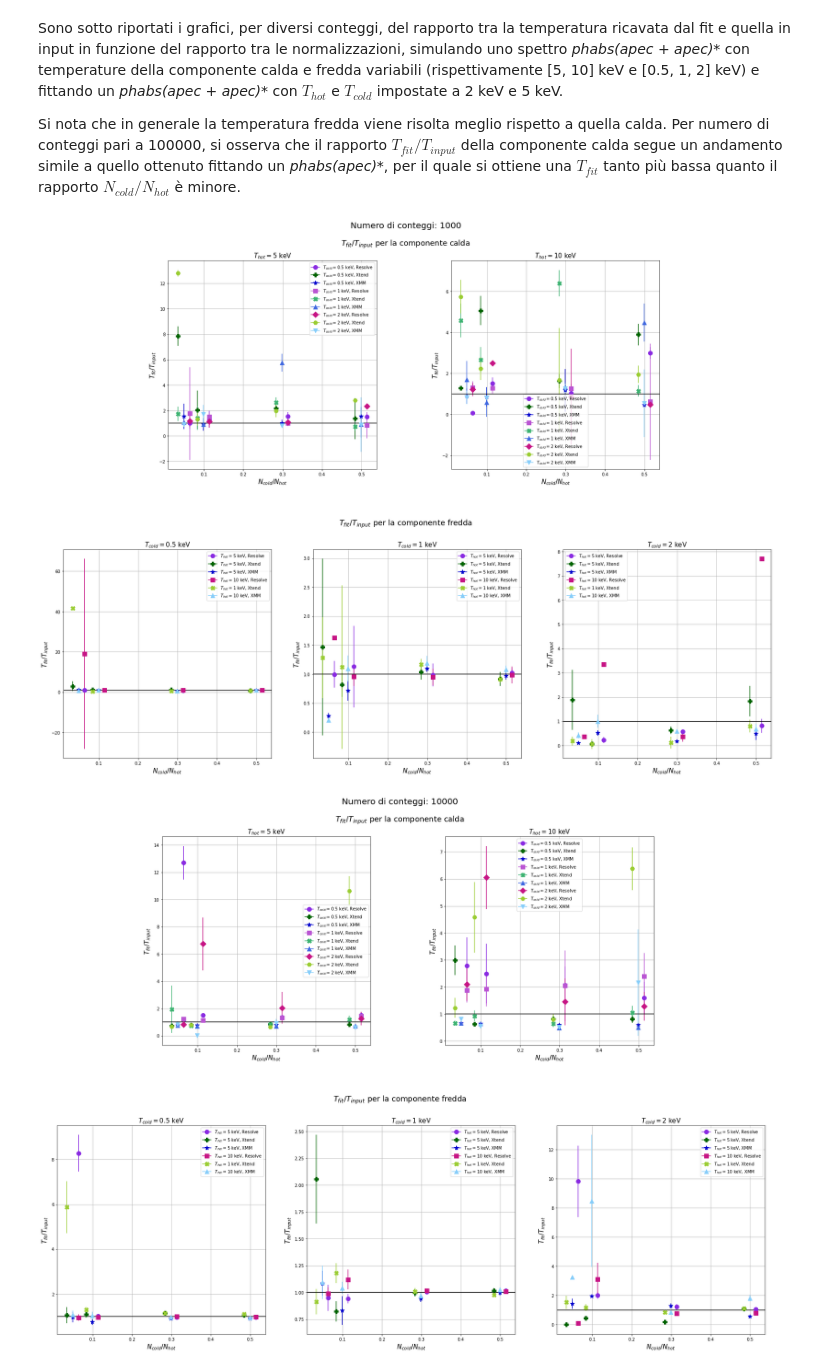
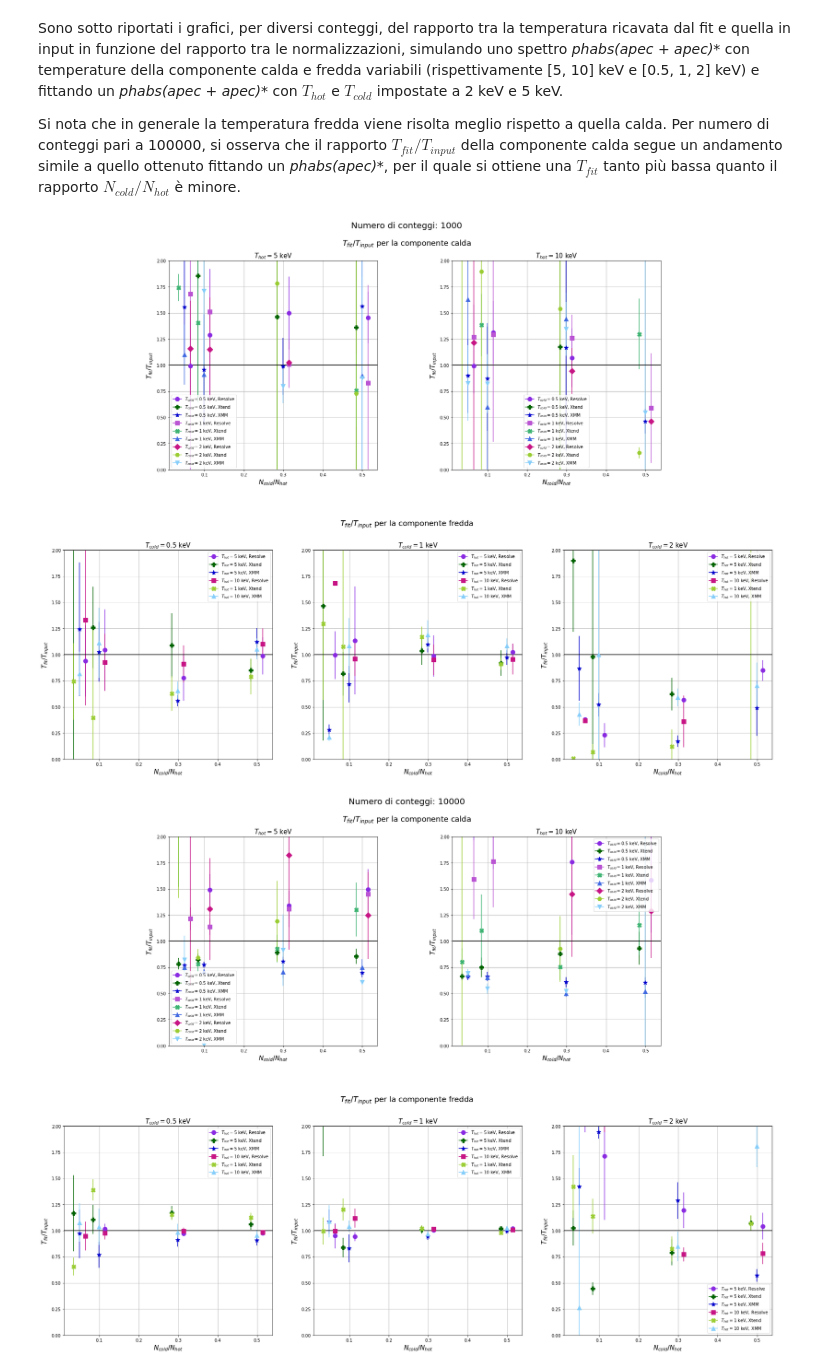
Before and after one commit to Chiara-Filippi/Grafici-tesi, a Jupyter notebook: Plots_double_temperature.ipynb, the cells around one changed output. Drawn from its saved outputs; the diff is of its cells as text; code cells hidden in the pictures.

```diff
--- a/Plots_double_temperature.ipynb
+++ b/Plots_double_temperature.ipynb
@@ -78,6 +78,7 @@ for k in [0, 1]:
     axes[0, 1].set_title('$T_{hot} = 10$ keV', fontsize = 15)
     axes[0, k].set_ylabel('$T_{fit}/T_{input}$', fontsize = 15)
     axes[0, k].axhline(y=1, color='black')
+    axes[0, k].set_ylim([0, 2])
 
 with open('Resolve/Temperature resolution/temp_resolve_1000_doubleT.dat') as f:
         lines = f.readlines()
@@ -135,6 +136,7 @@ for k in [0, 1, 2]:
     axes[1, 2].set_title('$T_{cold} = 2$ keV', fontsize = 15)
     axes[1, k].set_ylabel('$T_{fit}/T_{input}$', fontsize = 15)
     axes[1, k].axhline(y=1, color='black')
+    axes[1, k].set_ylim([0, 2])
 
 fig.text(0.5, 0.51, '$T_{fit}/T_{input}$ per la componente fredda', ha='center', va='center', fontsize=18)
 fig.text(0.5, 0.97, '$T_{fit}/T_{input}$ per la componente calda', ha='center', va='center', fontsize=18)
@@ -142,7 +144,7 @@ fig.text(0.5, 1, 'Numero di conteggi: 1000', ha='center', va='center', fontsize=
 
 plt.show()
 # %% [output]
-[figure, old version]
+[figure, new version]
 # %%
 import matplotlib
 import matplotlib.pyplot as plt
@@ -217,6 +219,7 @@ for k in [0, 1]:
     axes[0, 1].set_title('$T_{hot} = 10$ keV', fontsize = 15)
     axes[0, k].set_ylabel('$T_{fit}/T_{input}$', fontsize = 15)
     axes[0, k].axhline(y=1, color='black')
+    axes[0, k].set_ylim([0, 2])
 
 with open('Resolve/Temperature resolution/temp_resolve_10000_doubleT.dat') as f:
         lines = f.readlines()
@@ -254,34 +257,35 @@ for j in range(len(temp_hot)):
             axes[1, i].errorbar(norm[j]+0.015, ratio_cold_resolve[j], yerr=error_cold_resolve[j], color='blueviolet', marker="o", markersize=10)
             axes[1, i].errorbar(norm[j]-0.015, ratio_cold_xtend[j], yerr=error_cold_xtend[j], color='darkgreen', marker="P", markersize=10)
             axes[1, i].errorbar(norm[j], ratio_cold_xmm[j], yerr=error_cold_xmm[j], color='mediumblue', marker="*", markersize=10)
     if temp_hot[j] == 10.:
         if round(norm[j],2) == 0.05:
             axes[1, i].errorbar(norm[j]+0.015, ratio_cold_resolve[j], yerr=error_cold_resolve[j], color='mediumvioletred', marker="s",  markersize=10, label="$T_{hot}=10$ keV, Resolve")
             axes[1, i].errorbar(norm[j]-0.015, ratio_cold_xtend[j], yerr=error_cold_xtend[j], color='yellowgreen', marker="X",  markersize=10, label="$T_{hot}=1$ keV, Xtend")
             axes[1, i].errorbar(norm[j], ratio_cold_xmm[j], yerr=error_cold_xmm[j], color='lightskyblue', marker="^", markersize=10, label="$T_{hot}=10$ keV, XMM")
         else:
             axes[1, i].errorbar(norm[j]+0.015, ratio_cold_resolve[j], yerr=error_cold_resolve[j], color='mediumvioletred', marker="s", markersize=10)
             axes[1, i].errorbar(norm[j]-0.015, ratio_cold_xtend[j], yerr=error_cold_xtend[j], color='yellowgreen', marker="X",  markersize=10)
             axes[1, i].errorbar(norm[j], ratio_cold_xmm[j], yerr=error_cold_xmm[j], color='lightskyblue', marker="^", markersize=10)
 
 
 for k in [0, 1, 2]:
     axes[1, k].set_xlabel('$N_{cold}/N_{hot}$', fontsize = 15)
     axes[1, k].legend()
     axes[1, k].grid(True)
     axes[1, 0].set_title('$T_{cold} = 0.5$ keV', fontsize = 15)
     axes[1, 1].set_title('$T_{cold} = 1$ keV', fontsize = 15)
     axes[1, 2].set_title('$T_{cold} = 2$ keV', fontsize = 15)
     axes[1, k].set_ylabel('$T_{fit}/T_{input}$', fontsize = 15)
     axes[1, k].axhline(y=1, color='black')
+    axes[1, k].set_ylim([0, 2])
 
 fig.text(0.5, 0.51, '$T_{fit}/T_{input}$ per la componente fredda', ha='center', va='center', fontsize=18)
 fig.text(0.5, 0.97, '$T_{fit}/T_{input}$ per la componente calda', ha='center', va='center', fontsize=18)
 fig.text(0.5, 1, 'Numero di conteggi: 10000', ha='center', va='center', fontsize=20)
 
 plt.show()
 # %% [output]
-[figure, old version]
+[figure, new version]
 # %%
 import matplotlib
 import matplotlib.pyplot as plt
```
Also changed, not shown: parts of 6 cells of this notebook, 3 other files.
